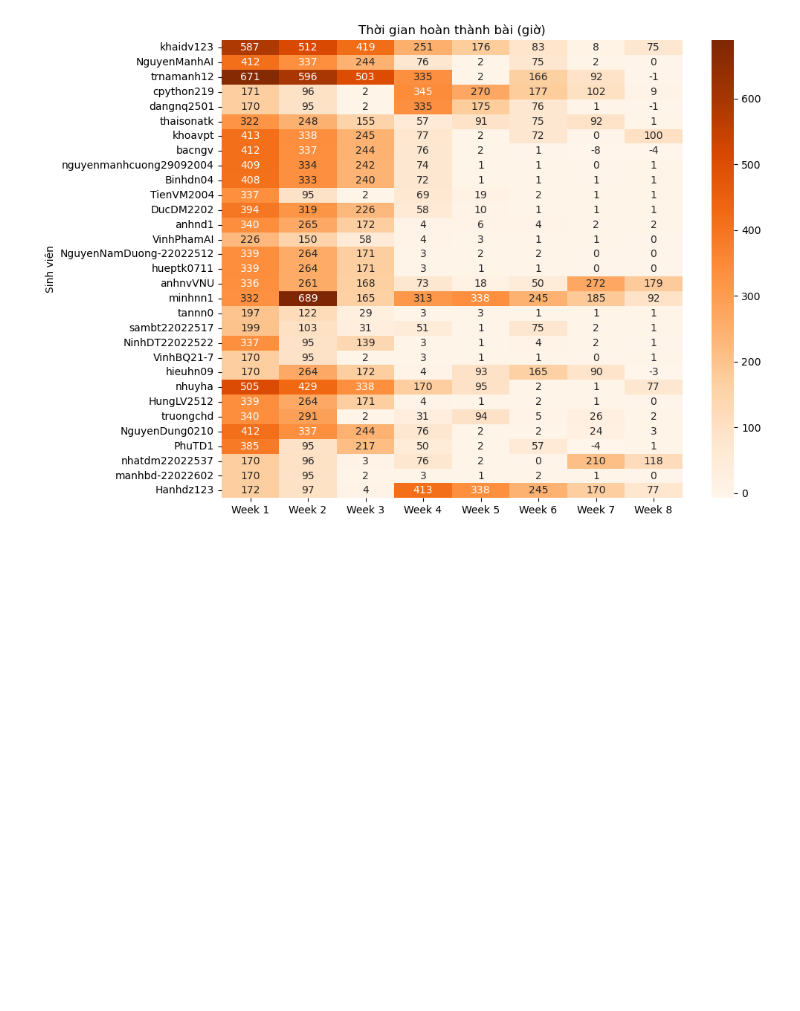
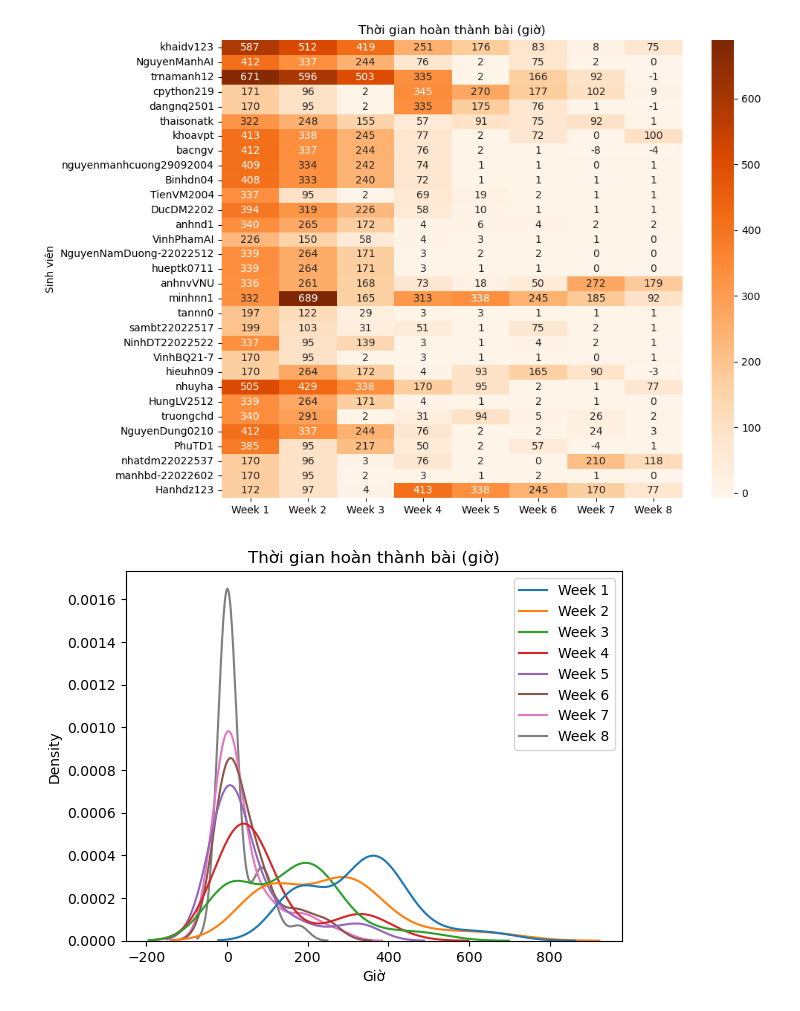
Before and after one commit to gungui98/python-datascience-course, a Jupyter notebook: week_ (9) final/boilerplate/Exam.ipynb, the cells around one changed output. Drawn from its saved outputs; the diff is of its cells as text; code cells hidden in the pictures; blank space fills up the shorter version.

```diff
--- a/week_ (9) final/boilerplate/Exam.ipynb
+++ b/week_ (9) final/boilerplate/Exam.ipynb
@@ -764,3 +764,10 @@ plt.title('Thời gian hoàn thành bài (giờ)')
 plt.show()
 # %% [output]
 [figure]
+# %%
+sns.kdeplot(data=df_4)
+plt.xlabel('Giờ')
+plt.title('Thời gian hoàn thành bài (giờ)')
+plt.show()
+# %% [output]
+[figure, added]
```
Also changed, not shown: parts of 1 cell of this notebook.
